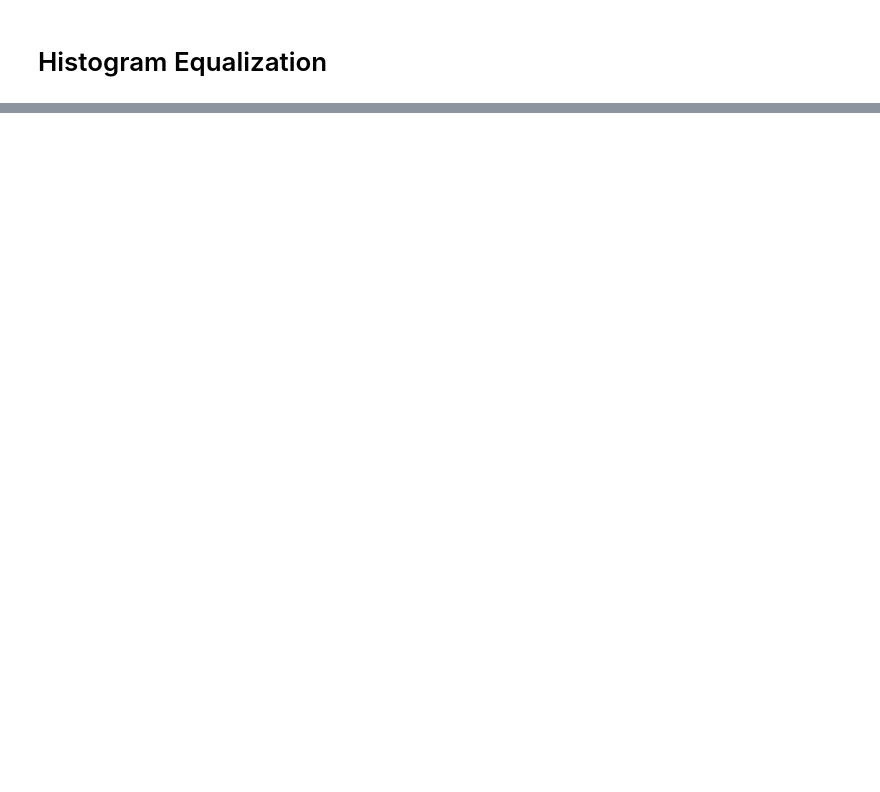
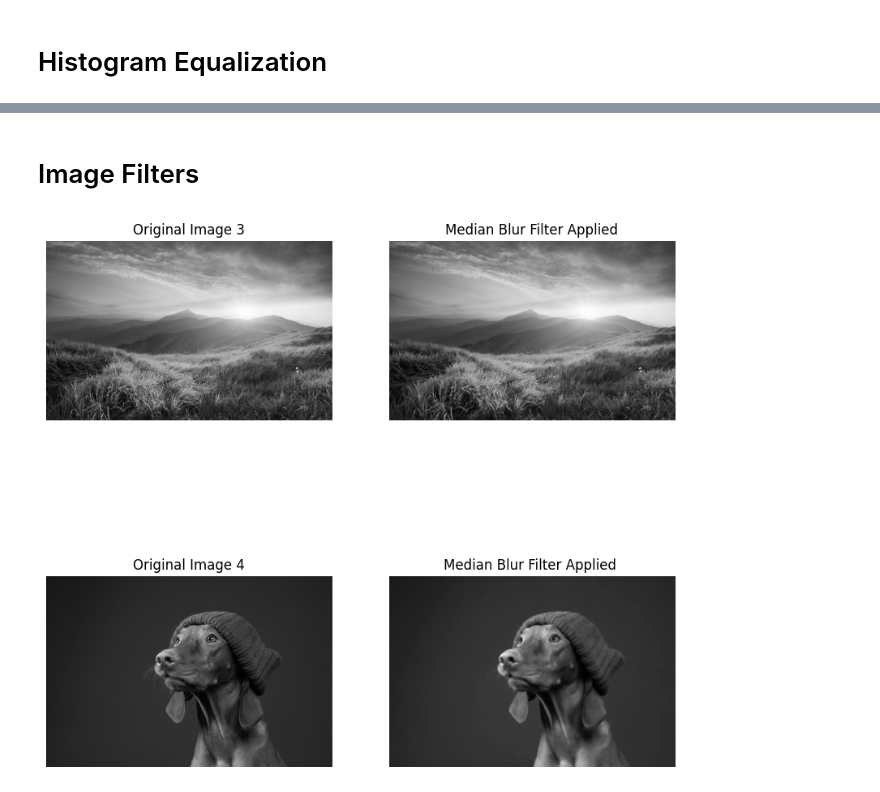
Before and after one commit to Nitincando1234/Nitin-Programming-Btech, a Jupyter notebook: Python Nitin/Image processing lab/Assignment 2/assmt2.ipynb, the cells around one changed output, grey strips where cells are left out. Cells and saved outputs as stored; diff of their text form; code cells hidden in the pictures; blank space fills up the shorter version.

```diff
--- a/Python Nitin/Image processing lab/Assignment 2/assmt2.ipynb
+++ b/Python Nitin/Image processing lab/Assignment 2/assmt2.ipynb
@@ -9,0 +50,35 @@ ImportError: libGL.so.1: cannot open shared object file: No such file or directo
+# %% [markdown]
+# Image Filters
+# %%
+# Apply 3 * 3 and 5 * 5 filter on the "image3" and "image4" respectively
+img3 = cv2.imread("img3.png", 0)
+img4 = cv2.imread("img4.png", 0)
+
+md_filtered3 = cv2.medianBlur(img3, 3)
+md_filtered4 = cv2.medianBlur(img4, 5)
+
+figure = plt.figure(figsize = (10, 10))
+
+plt.subplot(221)
+plt.title("Original Image 3")
+plt.imshow(img3, cmap = "gray")
+plt.axis("off")
+
+plt.subplot(222)
+plt.title("Median Blur Filter Applied")
+plt.imshow(md_filtered3, cmap = "gray")
+plt.axis("off")
+
+plt.subplot(223)
+plt.title("Original Image 4")
+plt.imshow(img4, cmap = "gray")
+plt.axis("off")
+
+plt.subplot(224)
+plt.title("Median Blur Filter Applied ")
+plt.imshow(md_filtered4, cmap = "gray")
+plt.axis("off")
+
+plt.show()
+# %% [output]
+[figure, added]
```
Also changed, not shown: parts of 7 cells of this notebook, 40 other files.
